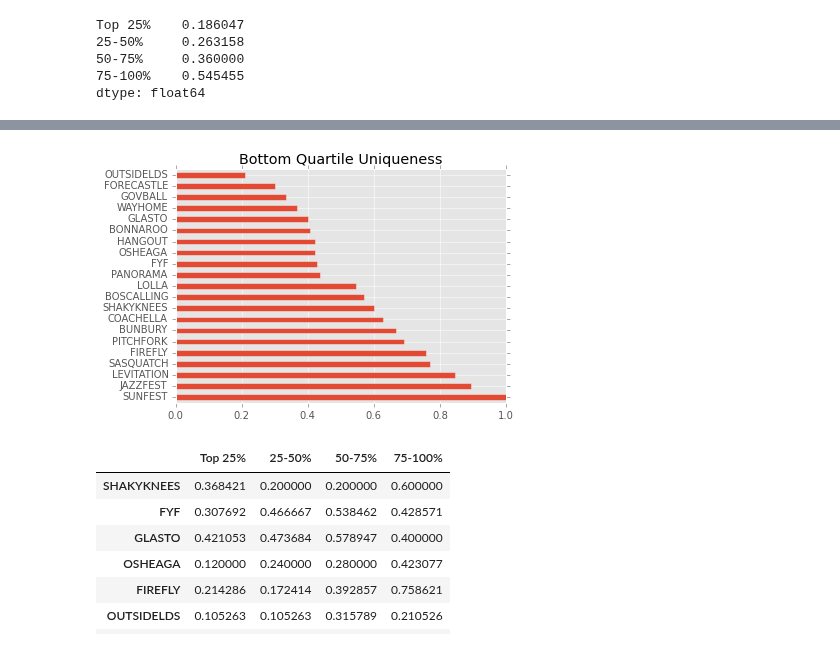
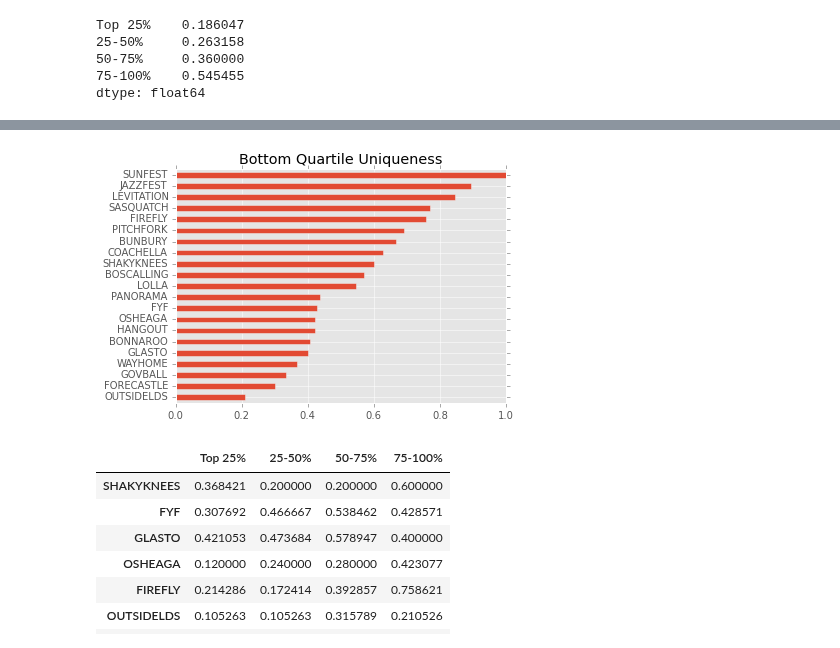
Before and after one commit to hunterowens/hunterowens.github.io, a Jupyter notebook: notebooks/new_power_ranks.ipynb, the cells around one changed output, grey strips where cells are left out. Cells and saved outputs as stored; diff of their text form; code cells hidden in the pictures.

```diff
--- a/notebooks/new_power_ranks.ipynb
+++ b/notebooks/new_power_ranks.ipynb
@@ -117,9 +117,9 @@ ax.get_figure().savefig('./festival_extras/5075unique.svg')
 # %%
-ax = percentage_fest_df['75-100%'].sort_values(ascending=False).plot(kind='barh', title="Bottom Quartile Uniqueness")
+ax = percentage_fest_df['75-100%'].sort_values().plot(kind='barh', title="Bottom Quartile Uniqueness")
 plt.tight_layout()
 ax.get_figure().savefig('./festival_extras/bottomquartile.svg')
 # %% [output]
-[figure, old version]
+[figure, new version]
 # %%
 percentage_fest_df
 # %% [output]
```
Also changed, not shown: parts of 6 cells of this notebook, 5 other files.
